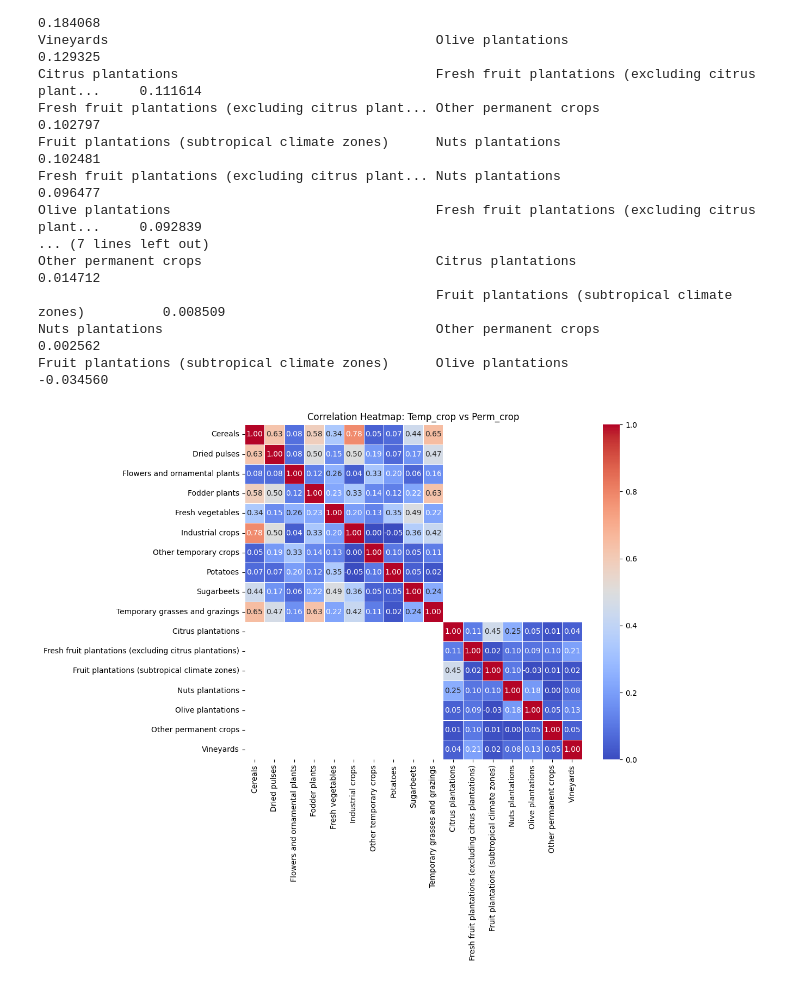
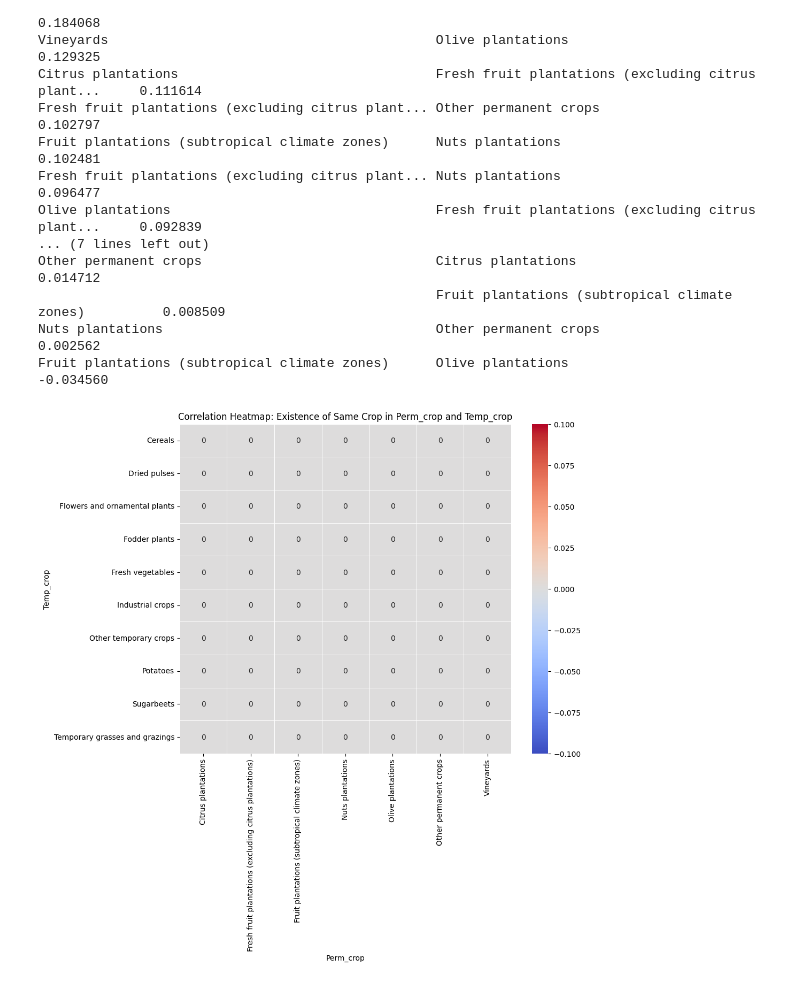
Before and after one commit to jfilipa1/AVCD_JE_VF, a Jupyter notebook: correlations.ipynb, the cells around one changed output. Drawn from its saved outputs; the diff is of its cells as text; code cells hidden in the pictures.

```diff
--- a/correlations.ipynb
+++ b/correlations.ipynb
@@ -161,44 +161,36 @@ Other permanent crops                              Citrus plantations
                                                    Fruit plantations (subtropical climate zones)          0.008509
 Nuts plantations                                   Other permanent crops                                  0.002562
 Fruit plantations (subtropical climate zones)      Olive plantations                                     -0.034560
-# %%
-import pandas as pd
-import seaborn as sns
-import matplotlib.pyplot as plt
-
-# Load the data from the first CSV file
-df1 = pd.read_csv('3_temp_crops.csv')
-
-# Load the data from the second CSV file
-df2 = pd.read_csv('3_perm_crops.csv')
-
-# Calculate the average of the area values for each region and crop in the first file
-temp_crop_data = df1[['region_name', 'Temp_crop', 'Area_1989', 'Area_1999', 'Area_2009', 'Area_2019']].dropna()
-temp_crop_data['Average_Area'] = temp_crop_data[['Area_1989', 'Area_1999', 'Area_2009', 'Area_2019']].mean(axis=1)
-
-# Pivot the DataFrame to have crop areas as columns
-temp_crop_pivot = temp_crop_data.pivot_table(index='region_name', columns='Temp_crop', values='Average_Area', aggfunc='sum')
-
-# Calculate the correlations between crop areas in the first file
-temp_crop_correlations = temp_crop_pivot.corr()
-
-# Calculate the average of the area values for each region and crop in the second file
-perm_crop_data = df2[['region_name', 'Perm_crop', 'Area_1989', 'Area_1999', 'Area_2009', 'Area_2019']].dropna()
-perm_crop_data['Average_Area'] = perm_crop_data[['Area_1989', 'Area_1999', 'Area_2009', 'Area_2019']].mean(axis=1)
-
-# Pivot the DataFrame to have crop areas as columns
-perm_crop_pivot = perm_crop_data.pivot_table(index='region_name', columns='Perm_crop', values='Average_Area', aggfunc='sum')
-
-# Calculate the correlations between crop areas in the second file
-perm_crop_correlations = perm_crop_pivot.corr()
-
-# Combine the correlation matrices of both files
-combined_correlations = pd.concat([temp_crop_correlations, perm_crop_correlations], axis=1)
-
-# Create a correlation heatmap
-plt.figure(figsize=(10, 8))
-sns.heatmap(combined_correlations, annot=True, cmap='coolwarm', fmt=".2f", linewidths=0.5, vmin=0, vmax=1)
-plt.title('Correlation Heatmap: Temp_crop vs Perm_crop')
-plt.show()
-# %% [output]
-[figure, removed]
+# %%
+import pandas as pd
+import seaborn as sns
+import matplotlib.pyplot as plt
+
+# Load the data from the first CSV file
+df1 = pd.read_csv('3_temp_crops.csv')
+
+# Load the data from the second CSV file
+df2 = pd.read_csv('3_perm_crops.csv')
+
+# Extract the relevant columns from both dataframes
+df1_subset = df1[['region_name', 'Temp_crop']]
+df2_subset = df2[['region_name', 'Perm_crop']]
+
+# Merge the two dataframes based on the 'region_name' column
+merged_df = pd.merge(df1_subset, df2_subset, on='region_name', how='outer')
+
+# Create a new column indicating if the region has the same crop in Temp_crop and Perm_crop
+merged_df['Same_Crop'] = merged_df['Temp_crop'] == merged_df['Perm_crop']
+
+# Pivot the dataframe to get the count of Same_Crop occurrences
+pivot_table = merged_df.pivot_table(index='Temp_crop', columns='Perm_crop', values='Same_Crop', aggfunc='sum', fill_value=0)
+
+# Create a correlation heatmap
+plt.figure(figsize=(10, 8))
+sns.heatmap(pivot_table, annot=True, cmap='coolwarm', fmt=".0f", linewidths=0.5)
+plt.title('Correlation Heatmap: Existence of Same Crop in Perm_crop and Temp_crop')
+plt.xlabel('Perm_crop')
+plt.ylabel('Temp_crop')
+plt.show()
+# %% [output]
+[figure, added]
```
